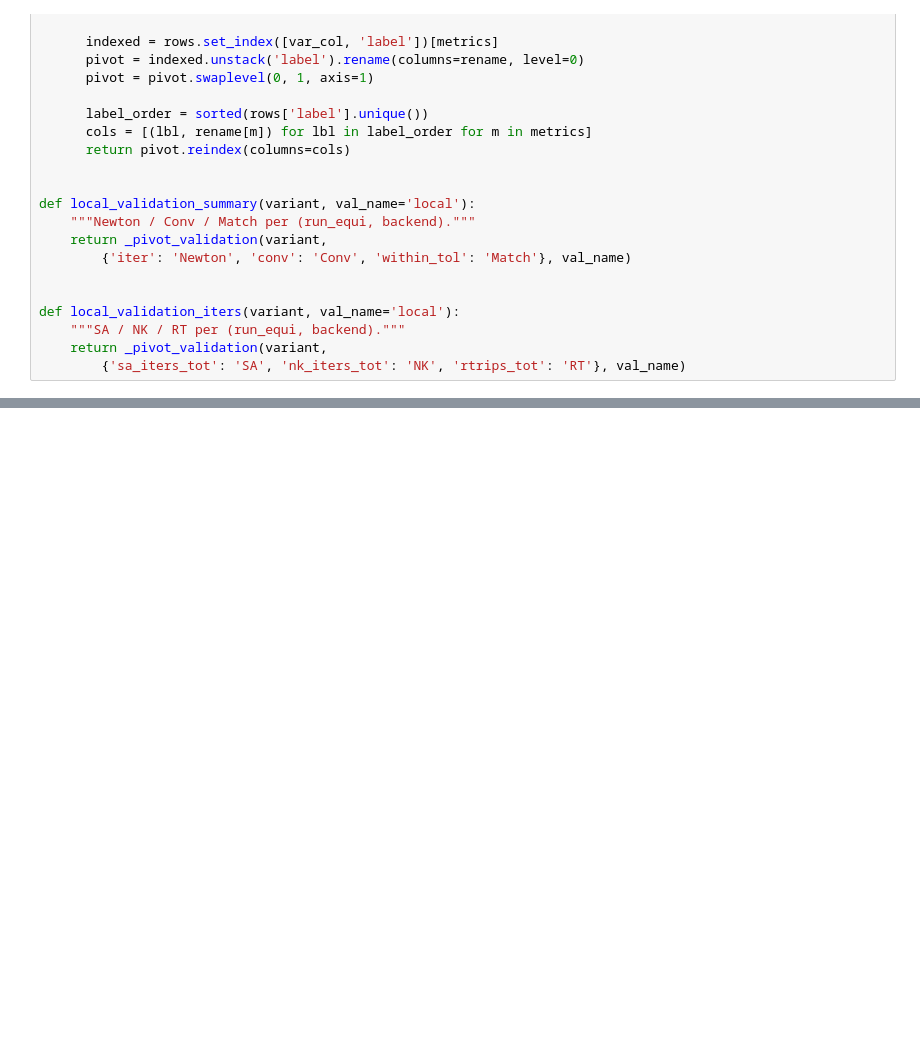
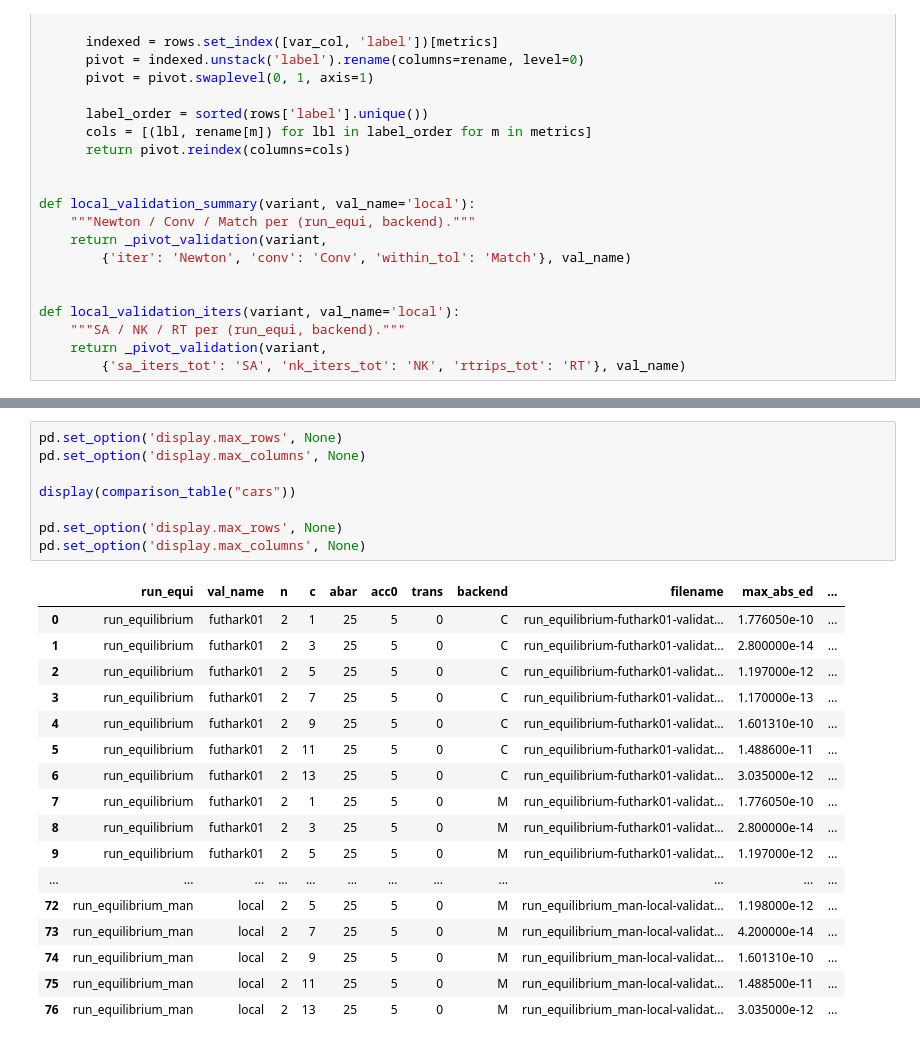
Before and after one commit to melsman/dikueconpub, a Jupyter notebook: src/carmodel/fut2/validation.ipynb, the cells around one changed output, grey strips where cells are left out. Saved outputs shown, nothing was run; the diff lists cells and outputs as text; blank space fills up the shorter version.

```diff
--- a/src/carmodel/fut2/validation.ipynb
+++ b/src/carmodel/fut2/validation.ipynb
@@ -772,3 +792,29 @@ abar &  &  &  &  &  &  &  &  &  &  &  &  \\
 \bottomrule
 \end{tabular}
 \end{table}
+# %%
+pd.set_option('display.max_rows', None)
+pd.set_option('display.max_columns', None)
+
+display(comparison_table("cars"))
+
+pd.set_option('display.max_rows', None)
+pd.set_option('display.max_columns', None)
+# %% [output]
+|  | run_equi | val_name | n | c | abar | acc0 | trans | backend | filename | max_abs_ed | ... |
+| 0 | run_equilibrium | futhark01 | 2 | 1 | 25 | 5 | 0 | C | run_equilibrium-futhark01-validat... | 1.776050e-10 | ... |
+| 1 | run_equilibrium | futhark01 | 2 | 3 | 25 | 5 | 0 | C | run_equilibrium-futhark01-validat... | 2.800000e-14 | ... |
+| 2 | run_equilibrium | futhark01 | 2 | 5 | 25 | 5 | 0 | C | run_equilibrium-futhark01-validat... | 1.197000e-12 | ... |
+| 3 | run_equilibrium | futhark01 | 2 | 7 | 25 | 5 | 0 | C | run_equilibrium-futhark01-validat... | 1.170000e-13 | ... |
+| 4 | run_equilibrium | futhark01 | 2 | 9 | 25 | 5 | 0 | C | run_equilibrium-futhark01-validat... | 1.601310e-10 | ... |
+| 5 | run_equilibrium | futhark01 | 2 | 11 | 25 | 5 | 0 | C | run_equilibrium-futhark01-validat... | 1.488600e-11 | ... |
+| 6 | run_equilibrium | futhark01 | 2 | 13 | 25 | 5 | 0 | C | run_equilibrium-futhark01-validat... | 3.035000e-12 | ... |
+| 7 | run_equilibrium | futhark01 | 2 | 1 | 25 | 5 | 0 | M | run_equilibrium-futhark01-validat... | 1.776050e-10 | ... |
+| 8 | run_equilibrium | futhark01 | 2 | 3 | 25 | 5 | 0 | M | run_equilibrium-futhark01-validat... | 2.800000e-14 | ... |
+| 9 | run_equilibrium | futhark01 | 2 | 5 | 25 | 5 | 0 | M | run_equilibrium-futhark01-validat... | 1.197000e-12 | ... |
+| ... | ... | ... | ... | ... | ... | ... | ... | ... | ... | ... | ... |
+| 72 | run_equilibrium_man | local | 2 | 5 | 25 | 5 | 0 | M | run_equilibrium_man-local-validat... | 1.198000e-12 | ... |
+| 73 | run_equilibrium_man | local | 2 | 7 | 25 | 5 | 0 | M | run_equilibrium_man-local-validat... | 4.200000e-14 | ... |
+| 74 | run_equilibrium_man | local | 2 | 9 | 25 | 5 | 0 | M | run_equilibrium_man-local-validat... | 1.601310e-10 | ... |
+| 75 | run_equilibrium_man | local | 2 | 11 | 25 | 5 | 0 | M | run_equilibrium_man-local-validat... | 1.488500e-11 | ... |
+| 76 | run_equilibrium_man | local | 2 | 13 | 25 | 5 | 0 | M | run_equilibrium_man-local-validat... | 3.035000e-12 | ... |
```
Also changed, not shown: parts of 2 cells of this notebook, 40 other files.
